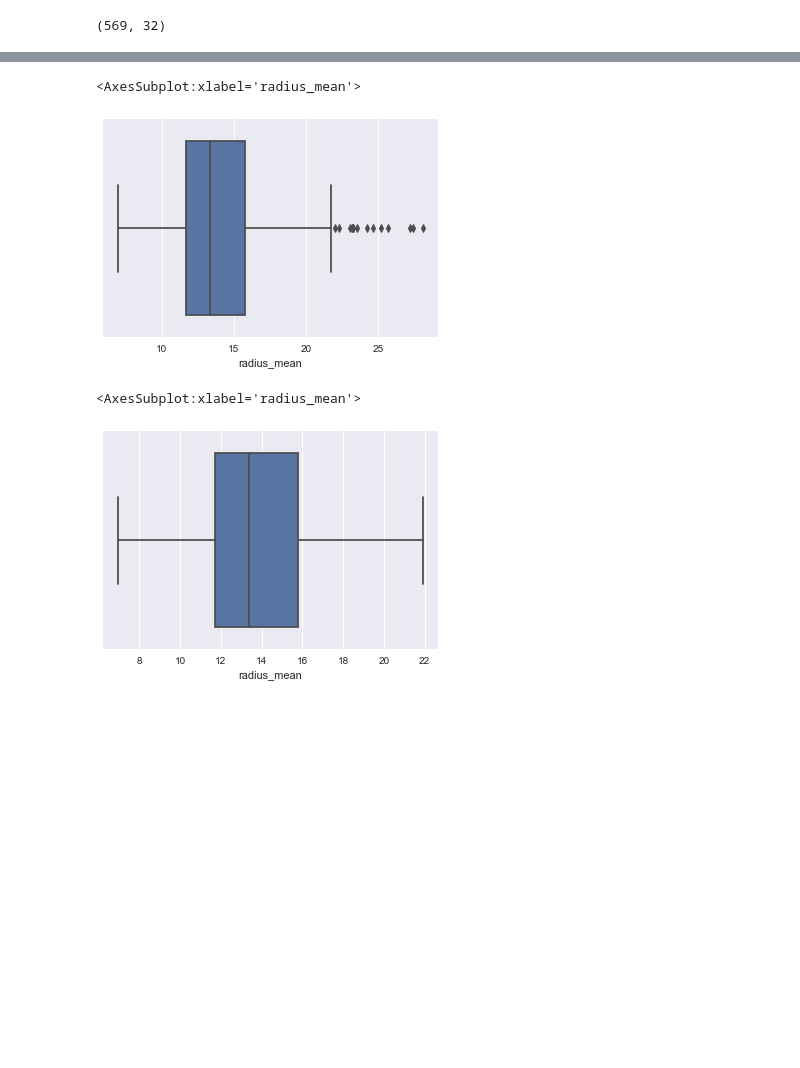
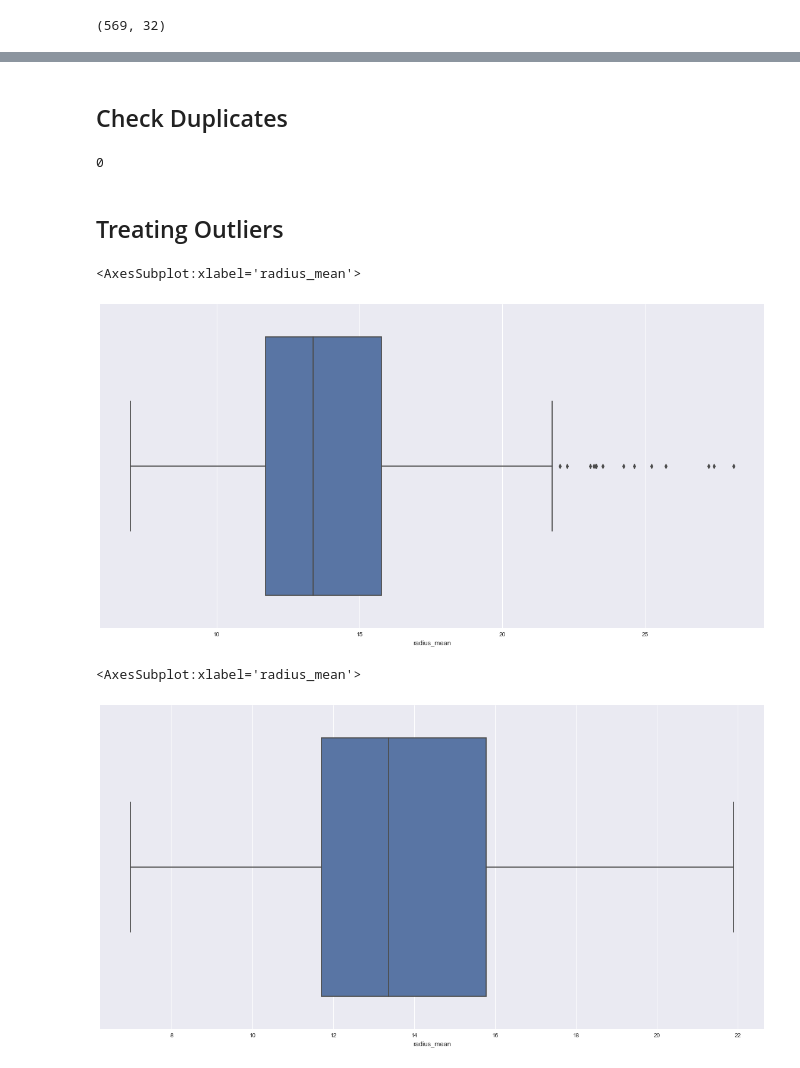
Before and after one commit to nahomfix/causal-inference, a Jupyter notebook: notebooks/eda.ipynb, the cells around one changed output, grey strips where cells are left out. Drawn from its saved outputs; the diff is of its cells as text; code cells hidden in the pictures; blank space fills up the shorter version.

Commit message:
feat: remove data outliers

```diff
--- a/notebooks/eda.ipynb
+++ b/notebooks/eda.ipynb
@@ -15,6 +15,9 @@ from fast_ml import eda
 # %%
 root_dir = Path().cwd().parent
 data_dir = root_dir / "data"
+# %%
+plt.style.use("seaborn")
+plt.rcParams['figure.figsize'] = (20, 10)
 # %%
 df = pd.read_csv(data_dir / "data.csv")
 # %%
@@ -88,0 +52,2 @@ def remove_outlier_IQR(df):
+# %%
+df_copy = df.copy()
@@ -89,5 +78,13 @@ def remove_outlier_IQR(df):
+# %% [markdown]
+## Check Duplicates
+# %%
+data_cleaner.check_number_of_duplicates(df_copy)
+# %% [output]
+0
+# %% [markdown]
+## Treating Outliers
 # %%
-sns.boxplot(data=df, x="radius_mean")
+sns.boxplot(x=df_copy["radius_mean"])
 # %% [output]
 <AxesSubplot:xlabel='radius_mean'>
-[figure, old version]
+[figure, new version]
@@ -96,5 +93,5 @@ treated_df = OutlierTreatment(method="iqr").fit(df).transform(df)
 # %%
-sns.boxplot(data=treated_df, x="radius_mean")
+sns.boxplot(x=outlier_treated_df["radius_mean"])
 # %% [output]
 <AxesSubplot:xlabel='radius_mean'>
-[figure, old version]
+[figure, new version]
```
Also changed, not shown: parts of 15 cells of this notebook, 4 other files.
